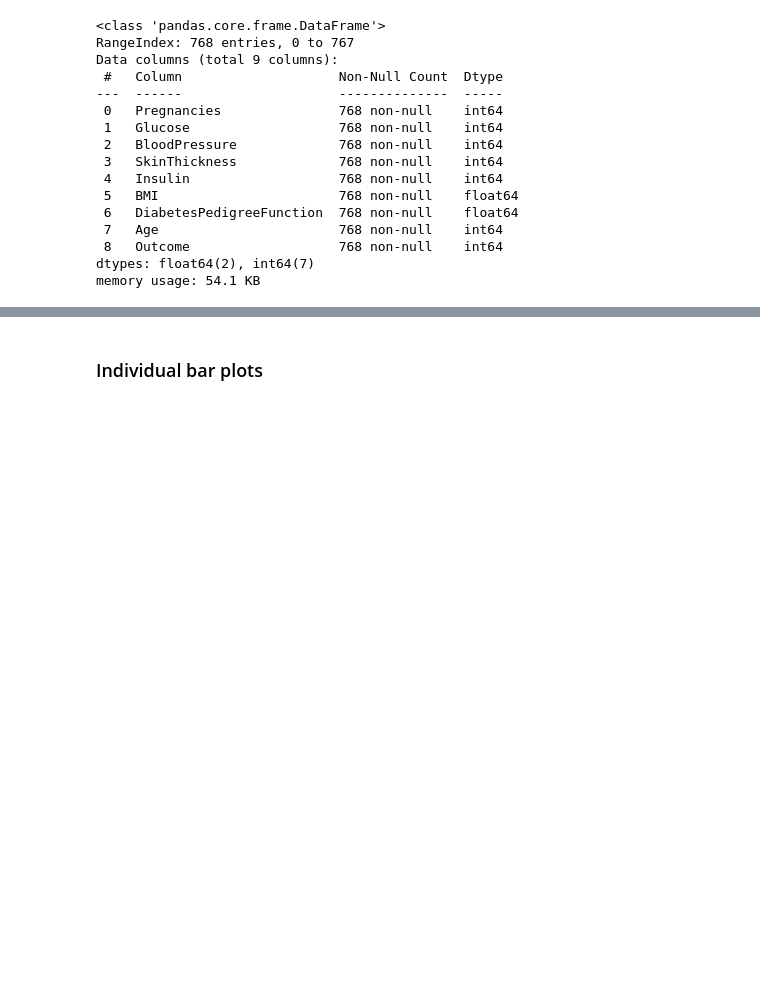
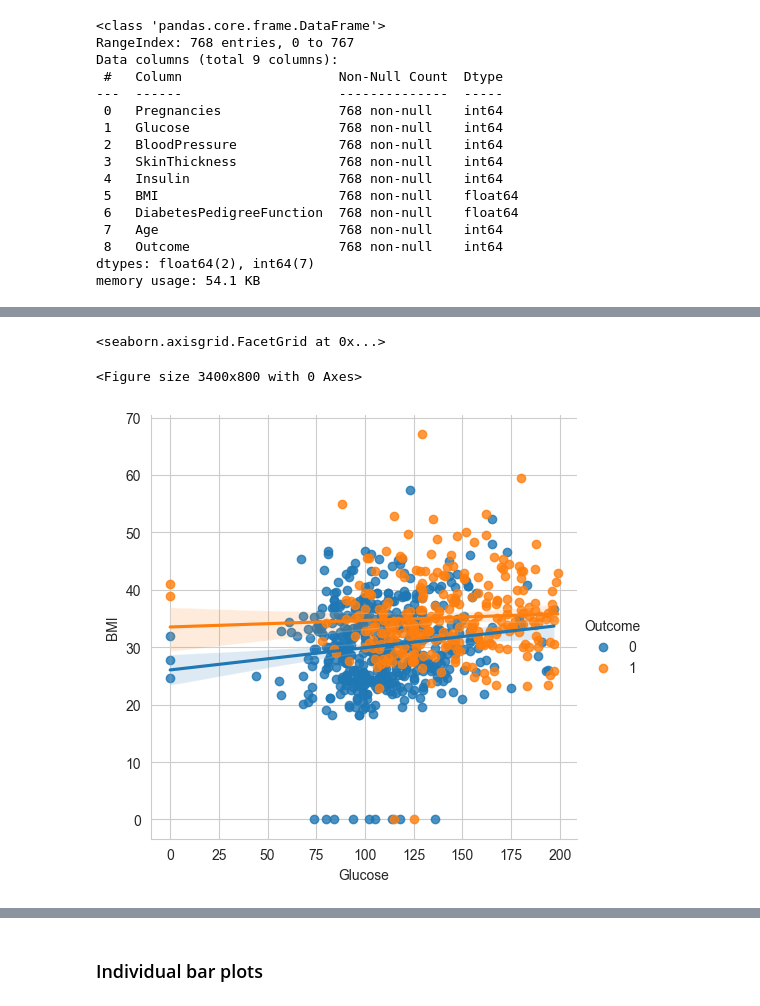
Before and after one commit to imostafizur/CSE498R, a Jupyter notebook: diabetics.ipynb, the cells around one changed output, grey strips where cells are left out. Saved outputs shown, nothing was run; the diff lists cells and outputs as text; code cells hidden in the pictures; blank space fills up the shorter version.

```diff
--- a/diabetics.ipynb
+++ b/diabetics.ipynb
@@ -64,0 +73,8 @@ plt.show()
+# %%
+plt.figure(figsize=(34,8))
+sns.set_style("whitegrid")
+sns.lmplot(x='Glucose', y='BMI', data=df, hue='Outcome')
+# %% [output]
+<seaborn.axisgrid.FacetGrid at 0x...>
+<Figure size 3400x800 with 0 Axes>
+[figure, added]
```
Also changed, not shown: parts of 32 cells of this notebook, 5 other files.
